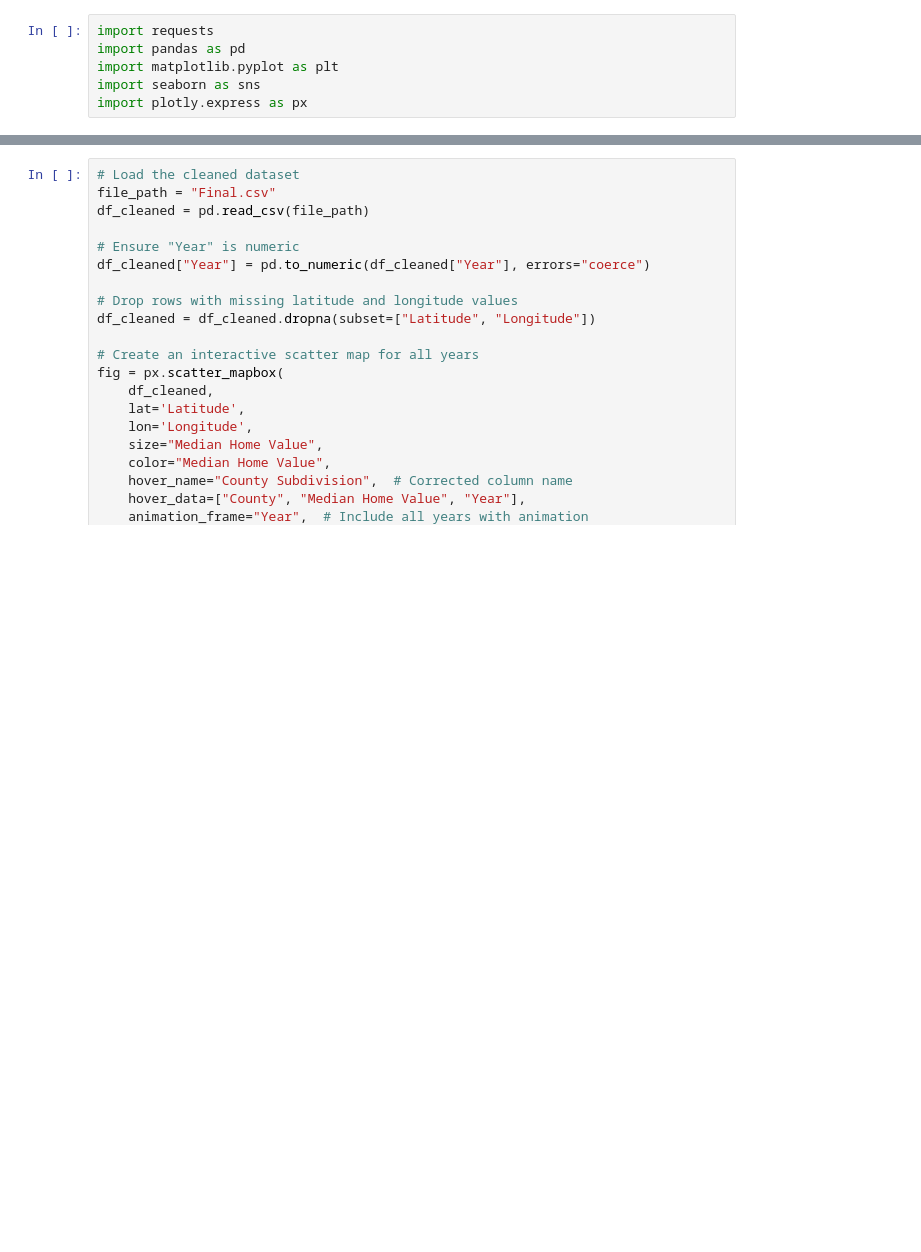
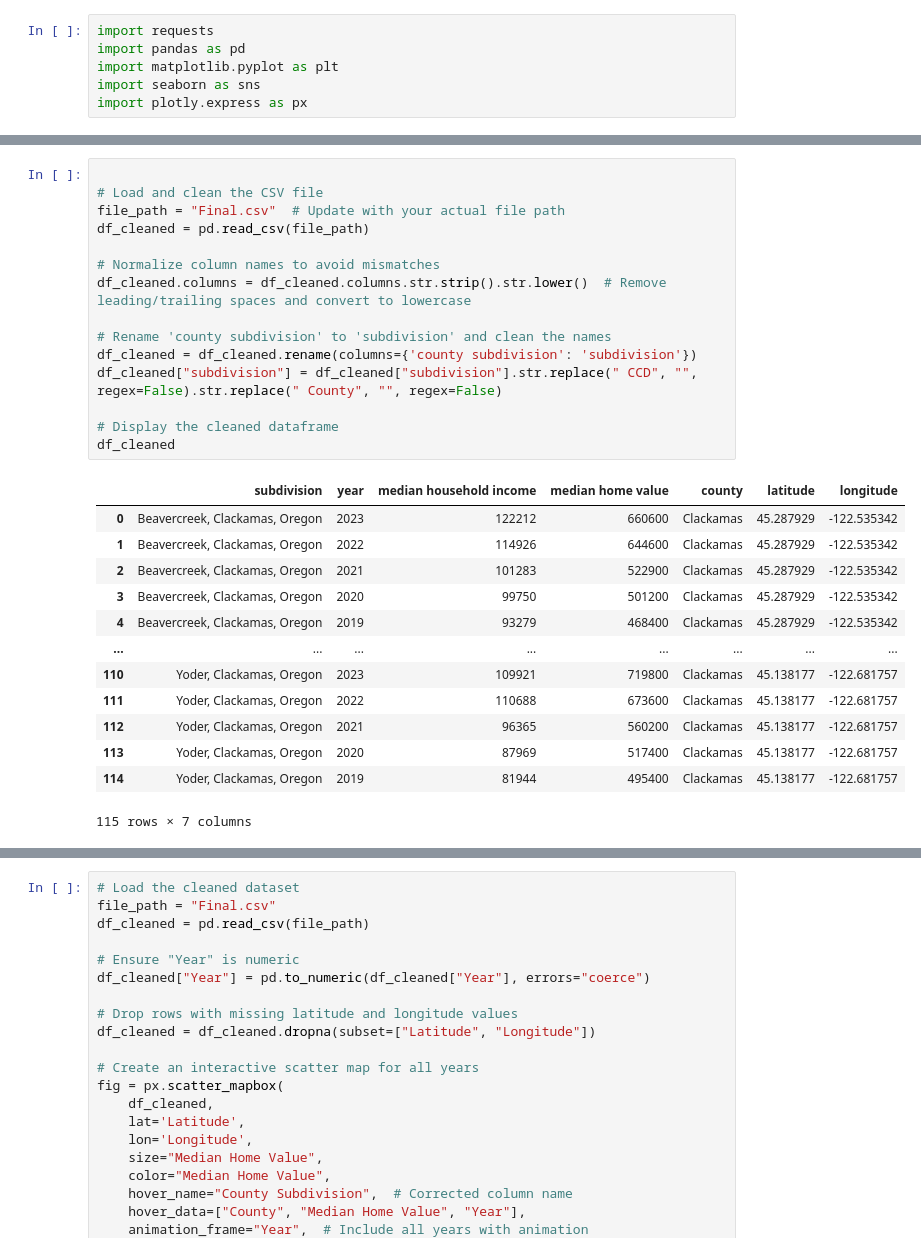
Before and after one commit to Tserrof7/Portland-Housing-Prices-Affordability-Project, a Jupyter notebook: Project.ipynb, the cells around one changed output, grey strips where cells are left out. Drawn from its saved outputs; the diff is of its cells as text; blank space fills up the shorter version.

```diff
--- a/Project.ipynb
+++ b/Project.ipynb
@@ -188 +23,30 @@ plt.show()
+# %%
+
+# Load and clean the CSV file
+file_path = "Final.csv"  # Update with your actual file path
+df_cleaned = pd.read_csv(file_path)
+
+# Normalize column names to avoid mismatches
+df_cleaned.columns = df_cleaned.columns.str.strip().str.lower()  # Remove leading/trailing spaces and convert to lowercase
+
+# Rename 'county subdivision' to 'subdivision' and clean the names
+df_cleaned = df_cleaned.rename(columns={'county subdivision': 'subdivision'})
+df_cleaned["subdivision"] = df_cleaned["subdivision"].str.replace(" CCD", "", regex=False).str.replace(" County", "", regex=False)
+
+# Display the cleaned dataframe
+df_cleaned
+# %% [output]
+|  | subdivision | year | median household income | median home value | county | latitude | longitude |
+| 0 | Beavercreek, Clackamas, Oregon | 2023 | 122212 | 660600 | Clackamas | 45.287929 | -122.535342 |
+| 1 | Beavercreek, Clackamas, Oregon | 2022 | 114926 | 644600 | Clackamas | 45.287929 | -122.535342 |
+| 2 | Beavercreek, Clackamas, Oregon | 2021 | 101283 | 522900 | Clackamas | 45.287929 | -122.535342 |
+| 3 | Beavercreek, Clackamas, Oregon | 2020 | 99750 | 501200 | Clackamas | 45.287929 | -122.535342 |
+| 4 | Beavercreek, Clackamas, Oregon | 2019 | 93279 | 468400 | Clackamas | 45.287929 | -122.535342 |
+| ... | ... | ... | ... | ... | ... | ... | ... |
+| 110 | Yoder, Clackamas, Oregon | 2023 | 109921 | 719800 | Clackamas | 45.138177 | -122.681757 |
+| 111 | Yoder, Clackamas, Oregon | 2022 | 110688 | 673600 | Clackamas | 45.138177 | -122.681757 |
+| 112 | Yoder, Clackamas, Oregon | 2021 | 96365 | 560200 | Clackamas | 45.138177 | -122.681757 |
+| 113 | Yoder, Clackamas, Oregon | 2020 | 87969 | 517400 | Clackamas | 45.138177 | -122.681757 |
+| 114 | Yoder, Clackamas, Oregon | 2019 | 81944 | 495400 | Clackamas | 45.138177 | -122.681757 |
+115 rows × 7 columns
 # %%
```
Also changed, not shown: parts of 12 cells of this notebook, 8 other files.
